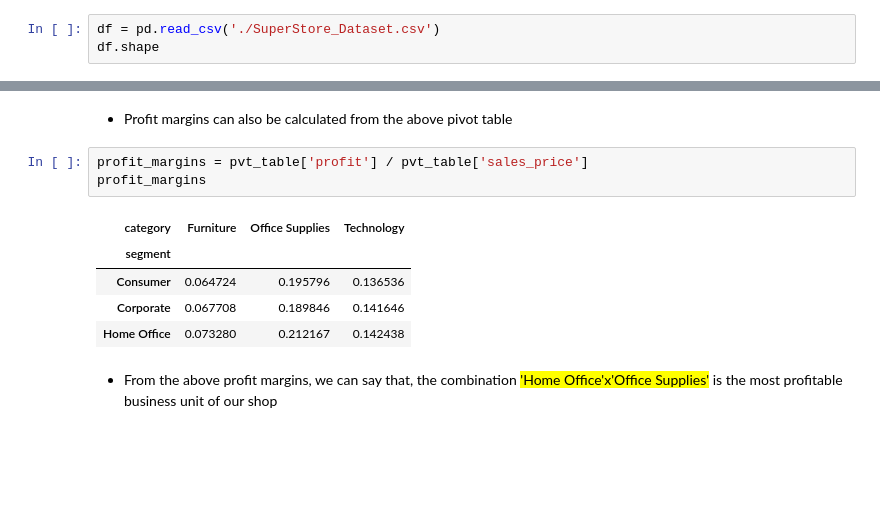
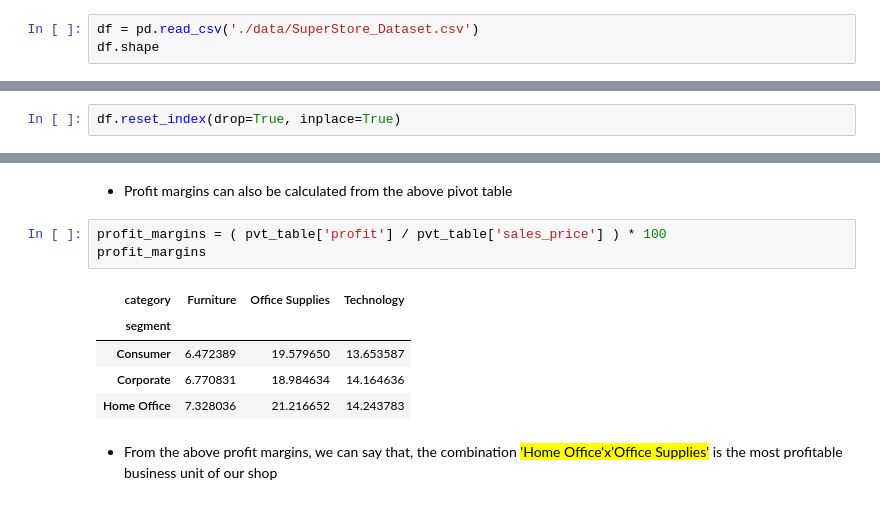
Before and after one commit to bankarsudarshan/super-store-eda, a Jupyter notebook: SuperStoreEDA.ipynb, the cells around one changed output, grey strips where cells are left out. Drawn from its saved outputs; the diff is of its cells as text; blank space fills up the shorter version.

```diff
--- a/SuperStoreEDA.ipynb
+++ b/SuperStoreEDA.ipynb
@@ -14,5 +23,5 @@ pd.set_option('display.max_columns', 500)
 # %%
-df = pd.read_csv('./SuperStore_Dataset.csv')
+df = pd.read_csv('./data/SuperStore_Dataset.csv')
 df.shape
 # %% [output]
 (10014, 21)
@@ -1229,6 +1281,8 @@ plt.show()
 # %% [output]
 shape of dataframe after removing the ouliers in 'profit' column - (8455, 28)
 [figure]
+# %%
+df.reset_index(drop=True, inplace=True)
 # %% [markdown]
 ## 10. Customer Segmentation and Analysis:
 - Calculate Customer Sales Quintile and Customer Profit Quintile based on total sales and total profit per Customer ID.
@@ -1431,14 +1503,14 @@ pvt_table
 # %% [markdown]
 - Profit margins can also be calculated from the above pivot table
 # %%
-profit_margins = pvt_table['profit'] / pvt_table['sales_price']
+profit_margins = ( pvt_table['profit'] / pvt_table['sales_price'] ) * 100
 profit_margins
 # %% [output]
 | category | Furniture | Office Supplies | Technology |
 | segment |  |  |  |
-| Consumer | 0.064724 | 0.195796 | 0.136536 |
-| Corporate | 0.067708 | 0.189846 | 0.141646 |
-| Home Office | 0.073280 | 0.212167 | 0.142438 |
+| Consumer | 6.472389 | 19.579650 | 13.653587 |
+| Corporate | 6.770831 | 18.984634 | 14.164636 |
+| Home Office | 7.328036 | 21.216652 | 14.243783 |
 # %% [markdown]
 - From the above profit margins, we can say that, the combination <mark>'Home Office'x'Office Supplies'</mark> is the most profitable business unit of our shop
 # %% [markdown]
```
Also changed, not shown: parts of 14 cells of this notebook, 1 other file.
